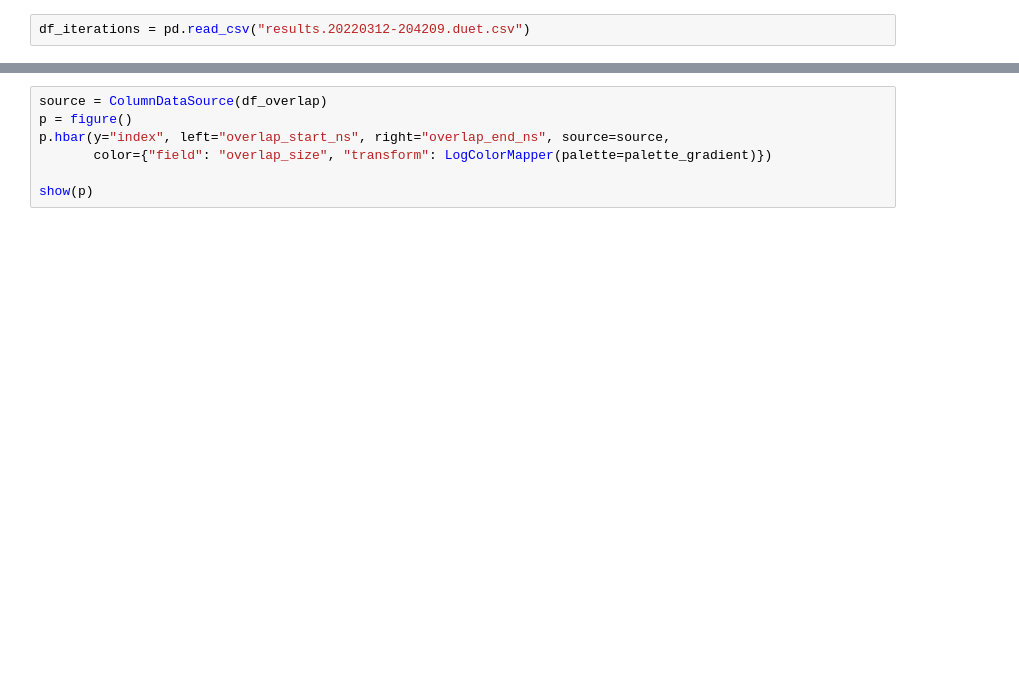
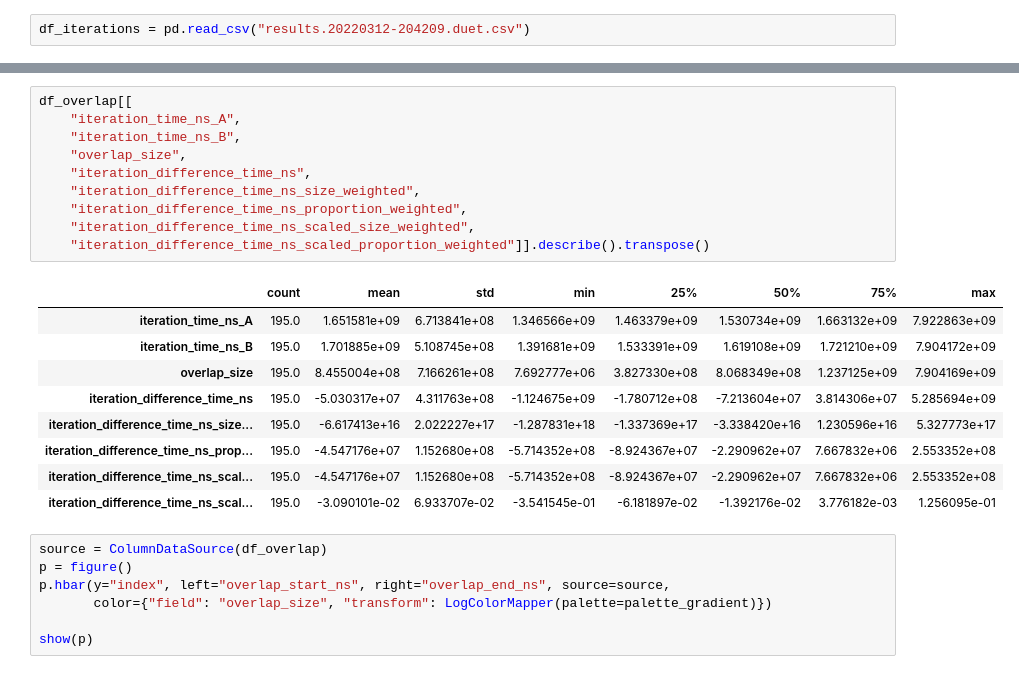
Before and after one commit to TomasDrozdik/asynchronous-duet, a Jupyter notebook: analyze.ipynb, the cells around one changed output, grey strips where cells are left out. Cells and saved outputs as stored; diff of their text form; blank space fills up the shorter version.

```diff
--- a/analyze.ipynb
+++ b/analyze.ipynb
@@ -68,3 +88,23 @@ df_overlap["overlap_size"] = df_overlap["overlap_end_ns"] - df_overlap["overlap_
+# %%
+df_overlap[[
+    "iteration_time_ns_A",
+    "iteration_time_ns_B",
+    "overlap_size",
+    "iteration_difference_time_ns",
+    "iteration_difference_time_ns_size_weighted",
+    "iteration_difference_time_ns_proportion_weighted",
+    "iteration_difference_time_ns_scaled_size_weighted",
+    "iteration_difference_time_ns_scaled_proportion_weighted"]].describe().transpose()
+# %% [output]
+|  | count | mean | std | min | 25% | 50% | 75% | max |
+| iteration_time_ns_A | 195.0 | 1.651581e+09 | 6.713841e+08 | 1.346566e+09 | 1.463379e+09 | 1.530734e+09 | 1.663132e+09 | 7.922863e+09 |
+| iteration_time_ns_B | 195.0 | 1.701885e+09 | 5.108745e+08 | 1.391681e+09 | 1.533391e+09 | 1.619108e+09 | 1.721210e+09 | 7.904172e+09 |
+| overlap_size | 195.0 | 8.455004e+08 | 7.166261e+08 | 7.692777e+06 | 3.827330e+08 | 8.068349e+08 | 1.237125e+09 | 7.904169e+09 |
+| iteration_difference_time_ns | 195.0 | -5.030317e+07 | 4.311763e+08 | -1.124675e+09 | -1.780712e+08 | -7.213604e+07 | 3.814306e+07 | 5.285694e+09 |
+| iteration_difference_time_ns_size... | 195.0 | -6.617413e+16 | 2.022227e+17 | -1.287831e+18 | -1.337369e+17 | -3.338420e+16 | 1.230596e+16 | 5.327773e+17 |
+| iteration_difference_time_ns_prop... | 195.0 | -4.547176e+07 | 1.152680e+08 | -5.714352e+08 | -8.924367e+07 | -2.290962e+07 | 7.667832e+06 | 2.553352e+08 |
+| iteration_difference_time_ns_scal... | 195.0 | -4.547176e+07 | 1.152680e+08 | -5.714352e+08 | -8.924367e+07 | -2.290962e+07 | 7.667832e+06 | 2.553352e+08 |
+| iteration_difference_time_ns_scal... | 195.0 | -3.090101e-02 | 6.933707e-02 | -3.541545e-01 | -6.181897e-02 | -1.392176e-02 | 3.776182e-03 | 1.256095e-01 |
 # %%
 source = ColumnDataSource(df_overlap)
 p = figure()
```
Also changed, not shown: parts of 4 cells of this notebook, 8 other files.
